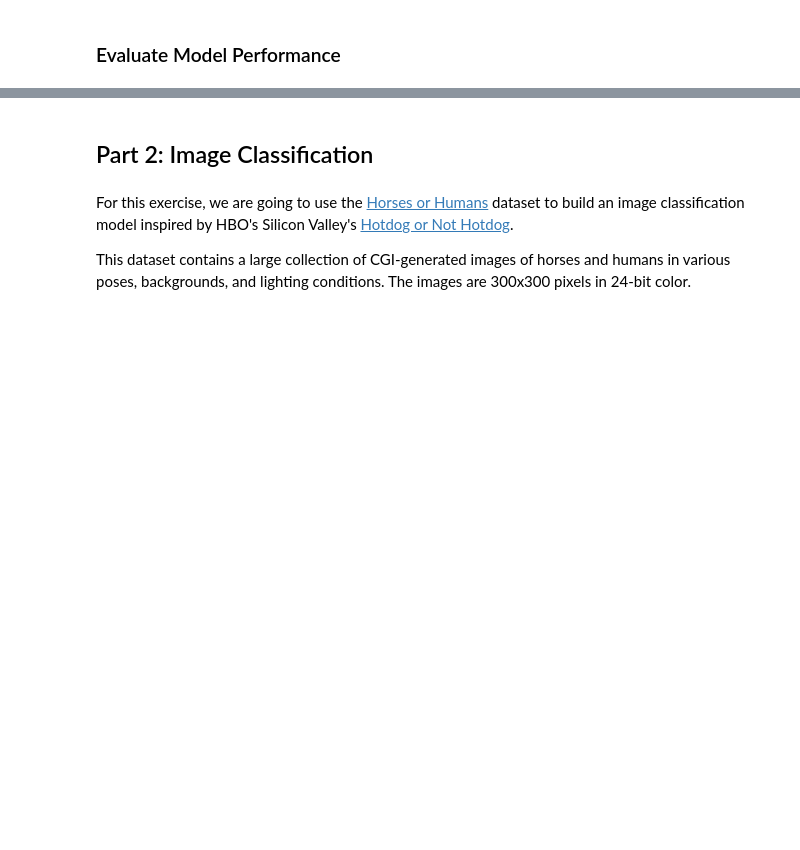
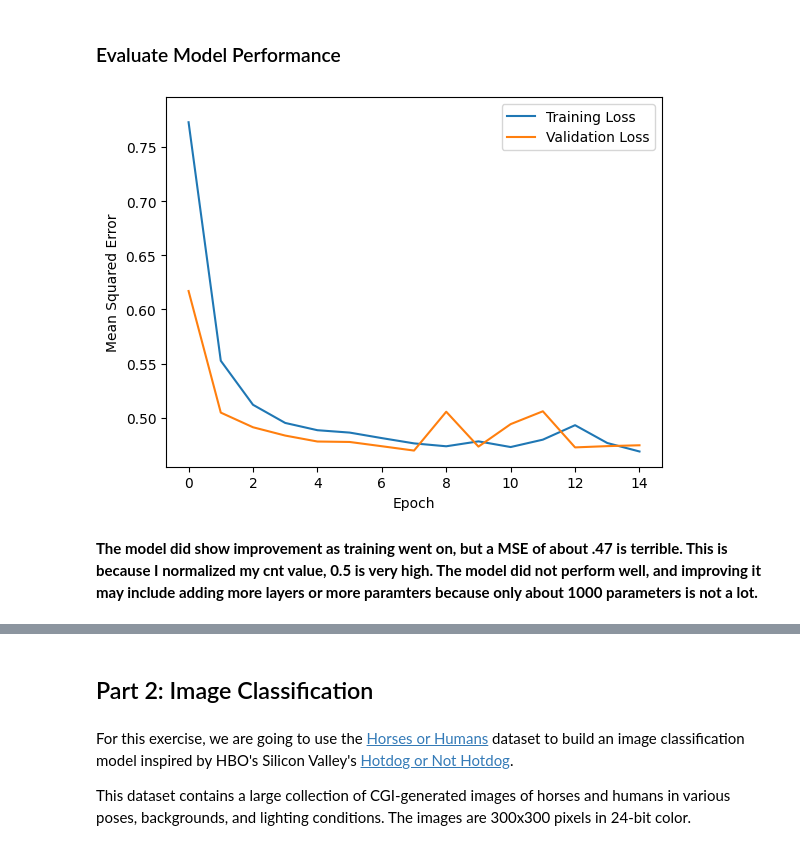
Before and after one commit to tsal4/data2000_labs, a Jupyter notebook: exams/sp2026_final.ipynb, the cells around one changed output, grey strips where cells are left out. Saved outputs shown, nothing was run; the diff lists cells and outputs as text; code cells hidden in the pictures; blank space fills up the shorter version.

```diff
--- a/exams/sp2026_final.ipynb
+++ b/exams/sp2026_final.ipynb
@@ -252,0 +293,8 @@ model.fit(
+# %%
+dnn_model = tf.keras.Model(inputs=inputs, outputs=outputs)
+dnn_model.compile(
+    optimizer=tf.keras.optimizers.Adam(learning_rate=learning_rate),
+    loss="mean_squared_error",
+    metrics=[tf.keras.metrics.MeanSquaredError()]
+)
+dnn_model.summary()
@@ -252,0 +323,20 @@ model.fit(
+# %%
+features = {name:np.array(value) for name, value in train_df.items()}
+label = train_cnt_normalized(
+    np.array(features.pop(label_name))
+)
+
+del features['dteday']
+# %%
+history = dnn_model.fit(
+    x=features,
+    y=label,
+    batch_size=batch_size,
+    epochs=epochs,
+    shuffle=True,
+    validation_split=validation_split)
+
+# Get details that will be useful for plotting the loss curve.
+epochs = history.epoch
+hist = pd.DataFrame(history.history)
+mse = hist["mean_squared_error"]
@@ -253,2 +365,23 @@ model.fit(
 # %% [markdown]
 ### Evaluate Model Performance
+# %%
+plt.figure()
+plt.xlabel("Epoch")
+plt.ylabel("Mean Squared Error")
+
+plt.plot(epochs, mse, label="Training Loss")
+plt.plot(epochs, history.history["val_mean_squared_error"], label="Validation Loss")
+
+merged_mse_lists = mse.tolist() + history.history["val_mean_squared_error"]
+highest_loss = max(merged_mse_lists)
+lowest_loss = min(merged_mse_lists)
+top_of_y_axis = highest_loss * 1.03
+bottom_of_y_axis = lowest_loss * 0.97
+
+plt.ylim([bottom_of_y_axis, top_of_y_axis])
+plt.legend()
+plt.show()
+# %% [output]
+[figure, added]
+# %% [markdown]
+**The model did show improvement as training went on, but a MSE of about .47 is terrible. This is because I normalized my cnt value, 0.5 is very high. The model did not perform well, and improving it may include adding more layers or more paramters because only about 1000 parameters is not a lot.**
```
Also changed, not shown: parts of 25 cells of this notebook.
